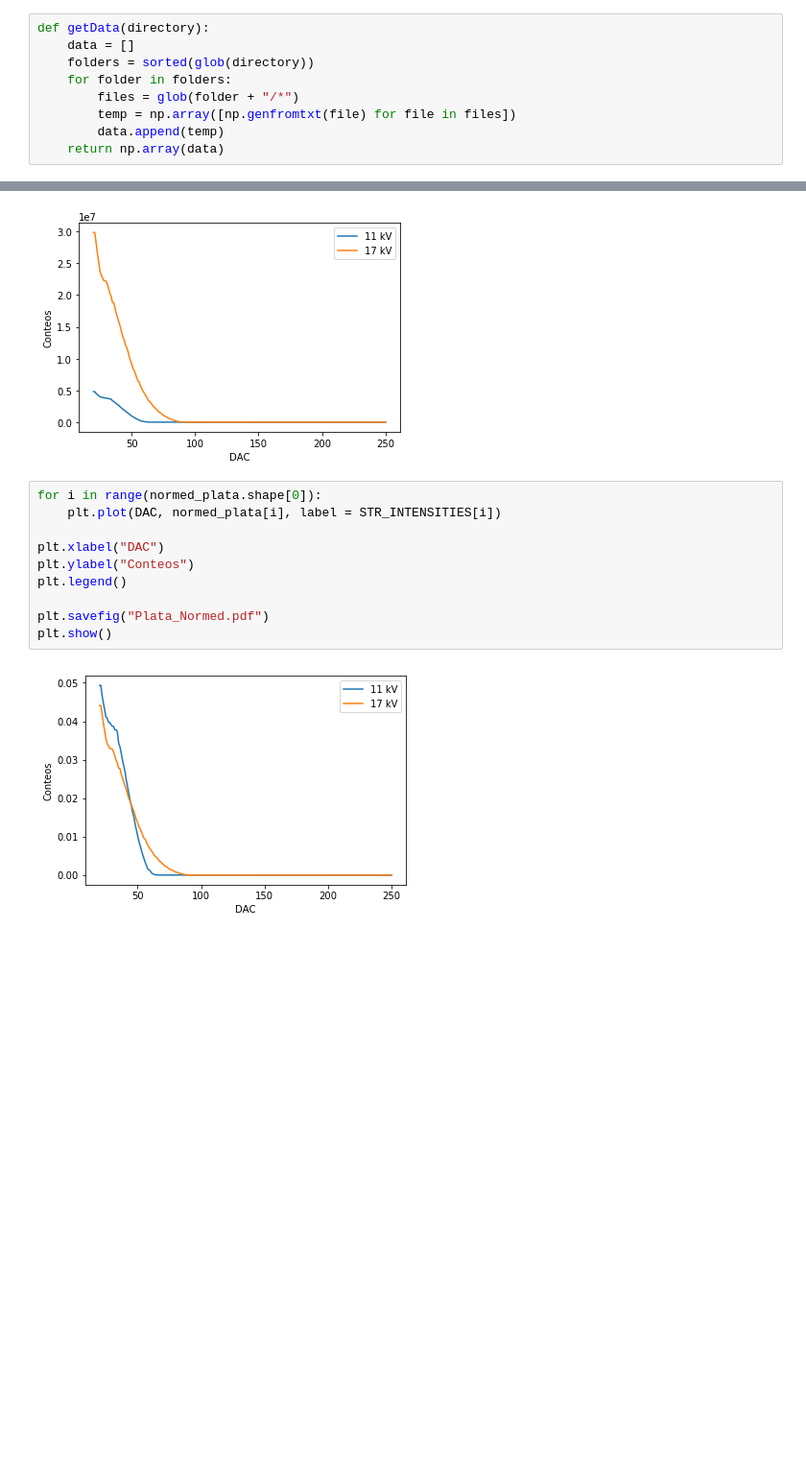
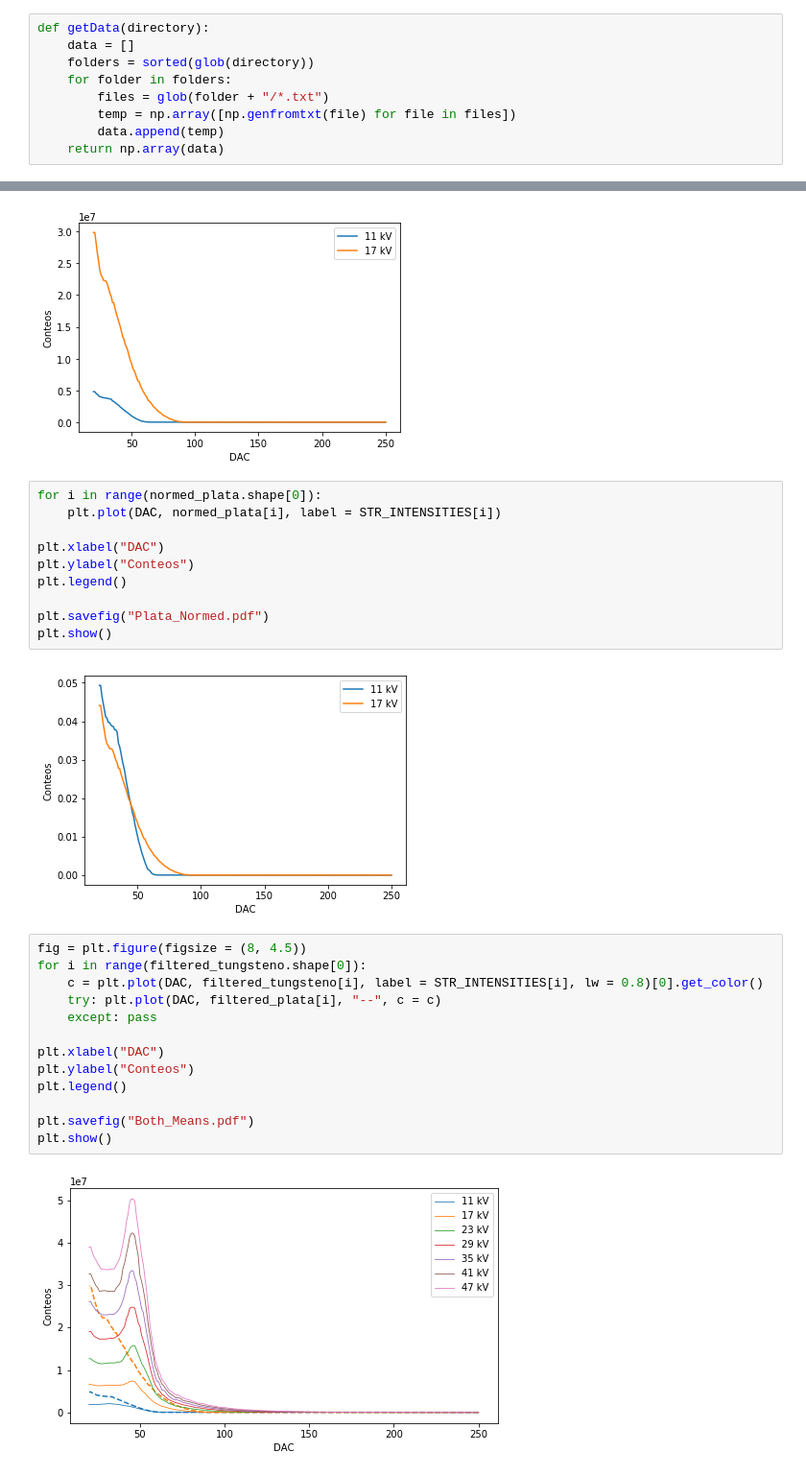
Before and after one commit to jsbarbosa/LabIntermedio, a Jupyter notebook: Datos_proyecto/Graph.ipynb, the cells around one changed output, grey strips where cells are left out. Shown at 96% size. Cells and saved outputs as stored; diff of their text form; blank space fills up the shorter version.

```diff
--- a/Datos_proyecto/Graph.ipynb
+++ b/Datos_proyecto/Graph.ipynb
@@ -12,7 +12,7 @@ def getData(directory):
     data = []
     folders = sorted(glob(directory))
     for folder in folders:
-        files = glob(folder + "/*")
+        files = glob(folder + "/*.txt")
         temp = np.array([np.genfromtxt(file) for file in files])
         data.append(temp)
     return np.array(data)
@@ -75,4 +82,19 @@ plt.legend()
 plt.savefig("Plata_Normed.pdf")
 plt.show()
 # %% [output]
-[figure, old version]
+[figure, new version]
+# %%
+fig = plt.figure(figsize = (8, 4.5))
+for i in range(filtered_tungsteno.shape[0]):
+    c = plt.plot(DAC, filtered_tungsteno[i], label = STR_INTENSITIES[i], lw = 0.8)[0].get_color()
+    try: plt.plot(DAC, filtered_plata[i], "--", c = c)
+    except: pass
+
+plt.xlabel("DAC")
+plt.ylabel("Conteos")
+plt.legend()
+
+plt.savefig("Both_Means.pdf")
+plt.show()
+# %% [output]
+[figure, added]
```
Also changed, not shown: parts of 7 cells of this notebook, 12 other files.
